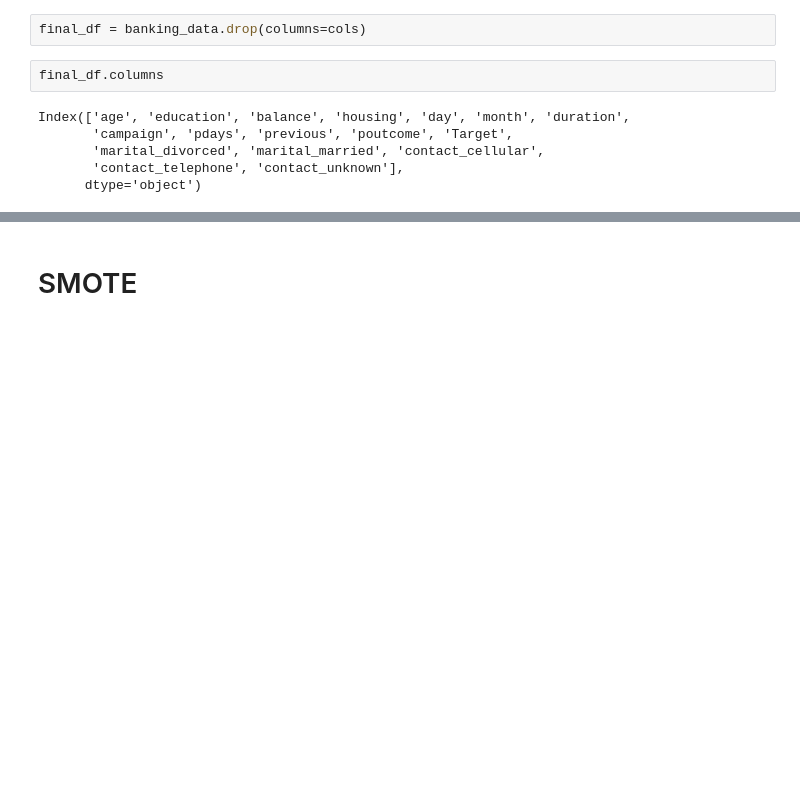
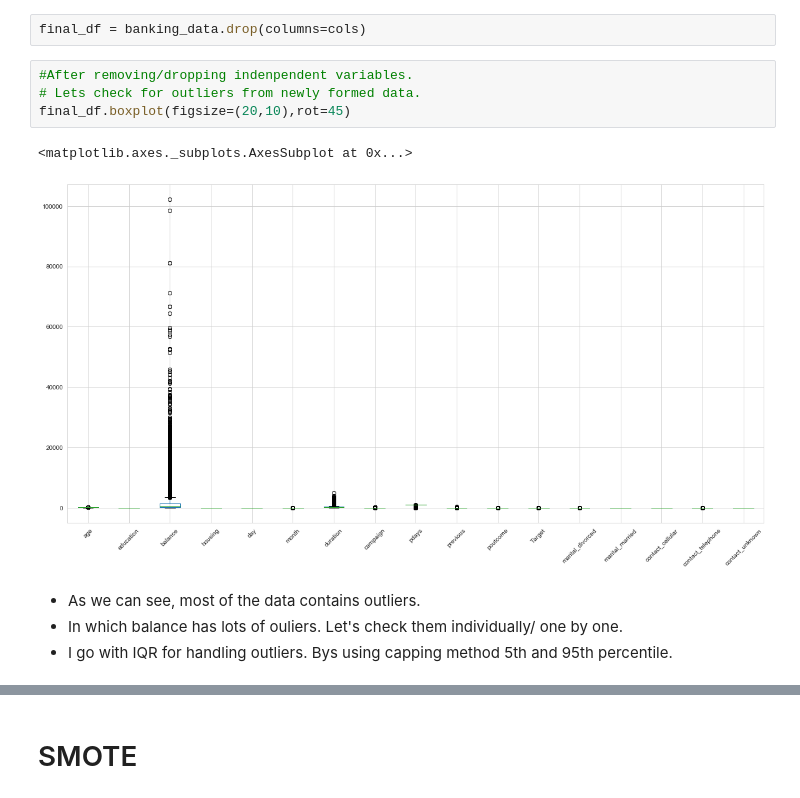
Before and after one commit to imanjunathn/Ensemble_project, a Jupyter notebook: Ensemble_Project.ipynb, the cells around one changed output, grey strips where cells are left out. Cells and saved outputs as stored; diff of their text form; blank space fills up the shorter version.

```diff
--- a/Ensemble_Project.ipynb
+++ b/Ensemble_Project.ipynb
@@ -724,11 +735,14 @@ They are independent.
 * So we can drop all of these features ('job','marital_single','default' and'loan').
 # %%
 final_df = banking_data.drop(columns=cols)
-# %%
-final_df.columns
-# %% [output]
-Index(['age', 'education', 'balance', 'housing', 'day', 'month', 'duration',
-       'campaign', 'pdays', 'previous', 'poutcome', 'Target',
-       'marital_divorced', 'marital_married', 'contact_cellular',
-       'contact_telephone', 'contact_unknown'],
-      dtype='object')
+# %%
+#After removing/dropping indenpendent variables.
+# Lets check for outliers from newly formed data.
+final_df.boxplot(figsize=(20,10),rot=45)
+# %% [output]
+<matplotlib.axes._subplots.AxesSubplot at 0x...>
+[figure, added]
+# %% [markdown]
+* As we can see, most of the data contains outliers.
+* In which balance has lots of ouliers. Let's check them individually/ one by one.
+* I go with IQR for handling outliers. Bys using capping method 5th and 95th percentile.
```
Also changed, not shown: parts of 83 cells of this notebook.
